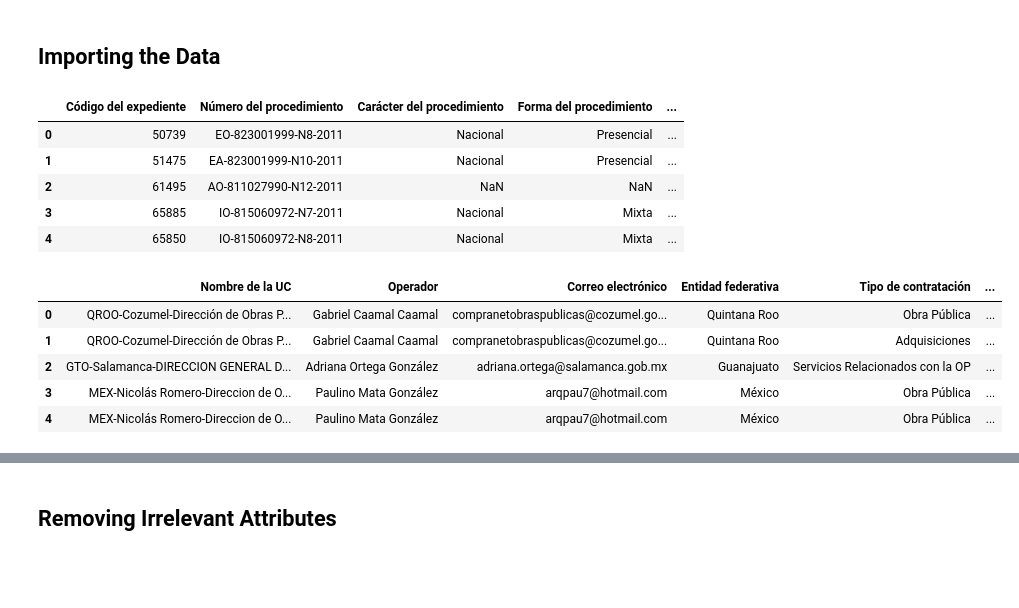
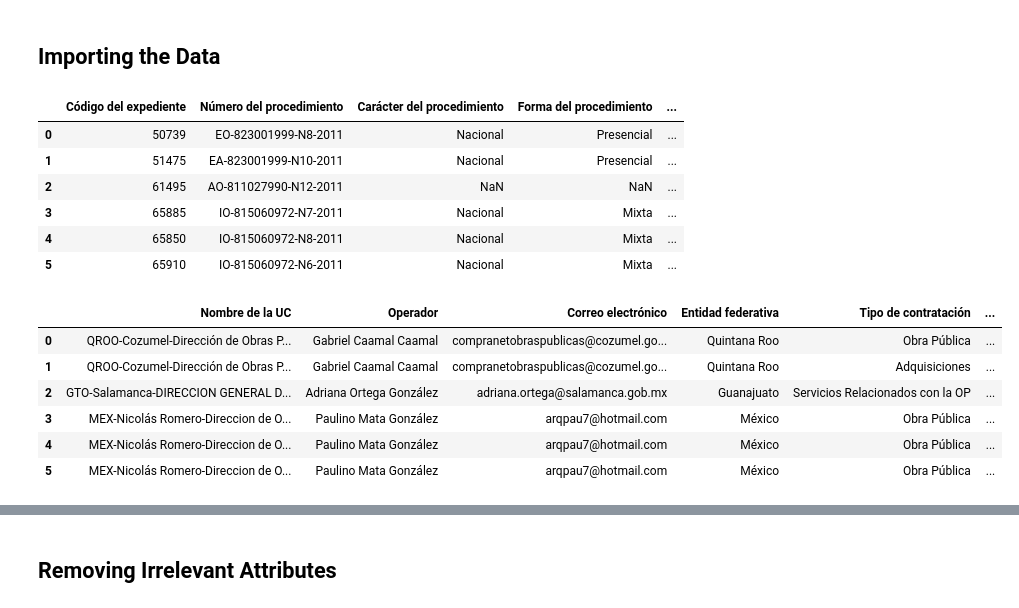
Before and after one commit to ML-Group-Col/Exped_Visualizations, a Jupyter notebook: assignment4.ipynb, the cells around one changed output, grey strips where cells are left out. Saved outputs shown, nothing was run; the diff lists cells and outputs as text; code cells hidden in the pictures; blank space fills up the shorter version.

```diff
--- a/assignment4.ipynb
+++ b/assignment4.ipynb
@@ -7,7 +9,7 @@ import pandas as pd
 # %%
 df = pd.read_excel('ExpedientesPublicados2020_200906074133.xlsx')
 # %%
-df.head(5).iloc[:,:10]
+df.iloc[0:6,:10]
 # %% [output]
 |  | Código del expediente | Número del procedimiento | Carácter del procedimiento | Forma del procedimiento | ... |
 | 0 | 50739 | EO-823001999-N8-2011 | Nacional | Presencial | ... |
@@ -15,15 +17,17 @@ df.head(5).iloc[:,:10]
 | 2 | 61495 | AO-811027990-N12-2011 | NaN | NaN | ... |
 | 3 | 65885 | IO-815060972-N7-2011 | Nacional | Mixta | ... |
 | 4 | 65850 | IO-815060972-N8-2011 | Nacional | Mixta | ... |
+| 5 | 65910 | IO-815060972-N6-2011 | Nacional | Mixta | ... |
 # %%
-df.head(5).iloc[:,10:21]
+df.iloc[0:6,10:21]
 # %% [output]
 |  | Nombre de la UC | Operador | Correo electrónico | Entidad federativa | Tipo de contratación | ... |
 | 0 | QROO-Cozumel-Dirección de Obras P... | Gabriel Caamal Caamal | compranetobraspublicas@cozumel.go... | Quintana Roo | Obra Pública | ... |
 | 1 | QROO-Cozumel-Dirección de Obras P... | Gabriel Caamal Caamal | compranetobraspublicas@cozumel.go... | Quintana Roo | Adquisiciones | ... |
 | 2 | GTO-Salamanca-DIRECCION GENERAL D... | Adriana Ortega González | adriana.ortega@salamanca.gob.mx | Guanajuato | Servicios Relacionados con la OP | ... |
 | 3 | MEX-Nicolás Romero-Direccion de O... | Paulino Mata González | arqpau7@hotmail.com | México | Obra Pública | ... |
 | 4 | MEX-Nicolás Romero-Direccion de O... | Paulino Mata González | arqpau7@hotmail.com | México | Obra Pública | ... |
+| 5 | MEX-Nicolás Romero-Direccion de O... | Paulino Mata González | arqpau7@hotmail.com | México | Obra Pública | ... |
 # %%
 df.info()
 # %% [output]
```
Also changed, not shown: parts of 14 cells of this notebook, 2 other files.
